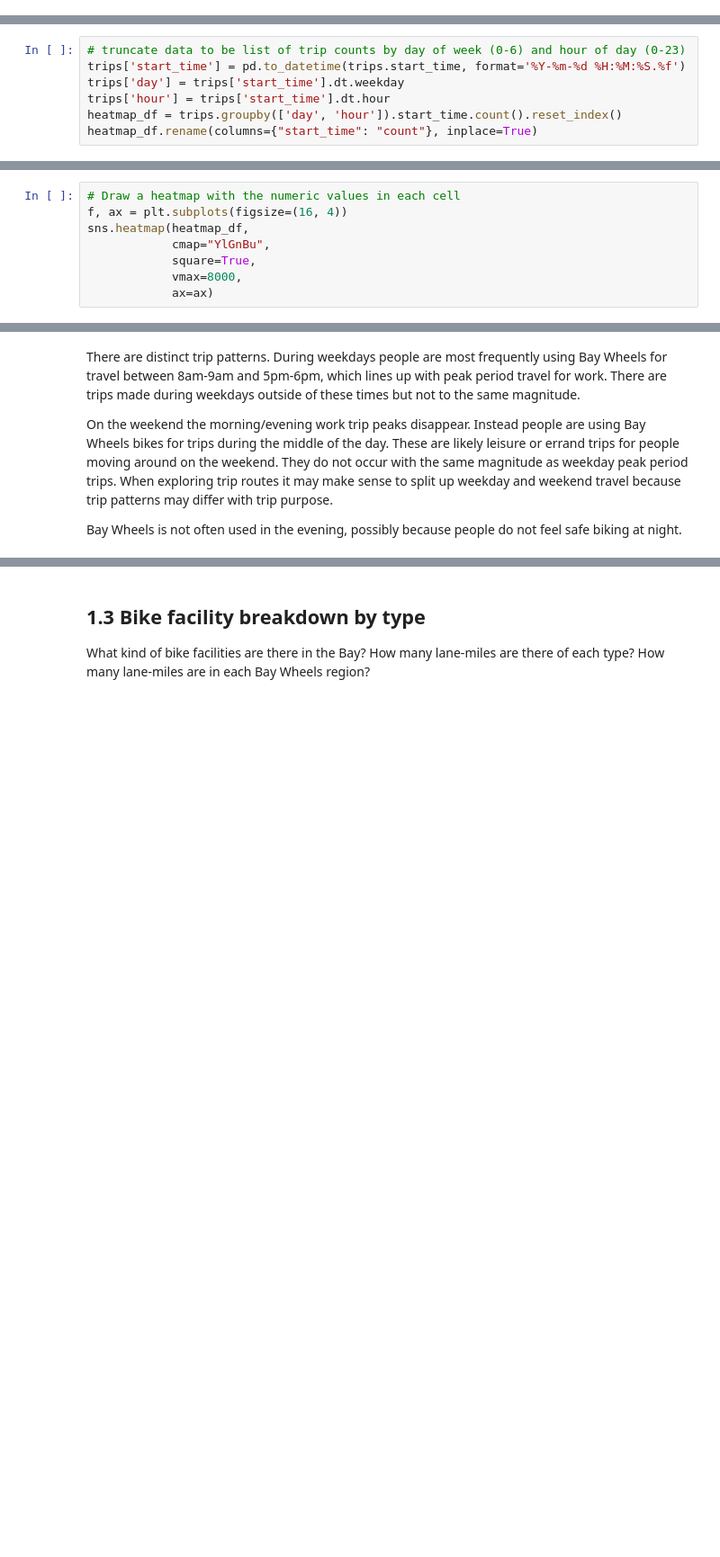
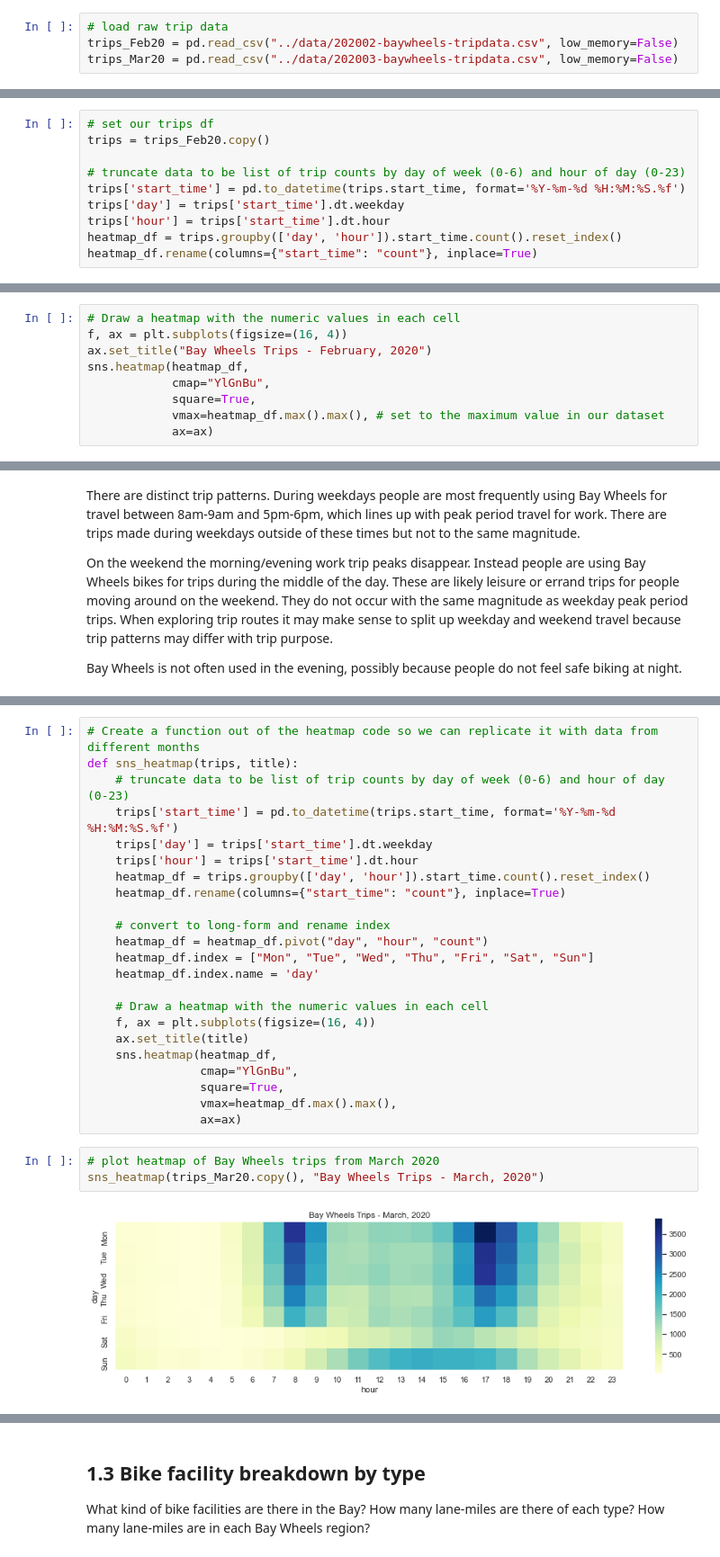
Before and after one commit to ethanebinger/CP255, a Jupyter notebook: code/1_Explore_BayWheels_Trips.ipynb, the cells around one changed output, grey strips where cells are left out. Shown at 90% size. Saved outputs shown, nothing was run; the diff lists cells and outputs as text; blank space fills up the shorter version.

```diff
--- a/code/1_Explore_BayWheels_Trips.ipynb
+++ b/code/1_Explore_BayWheels_Trips.ipynb
@@ -43,3 +44,7 @@ facilities = gpd.read_file("../data/regional_bike_facilities.geojson")
 # %%
 # load bounding boxes for station regions
 bbox_gdf = gpd.read_file("../data/baywheels_regions_bbox.geojson")
+# %%
+# load raw trip data
+trips_Feb20 = pd.read_csv("../data/202002-baywheels-tripdata.csv", low_memory=False)
+trips_Mar20 = pd.read_csv("../data/202003-baywheels-tripdata.csv", low_memory=False)
@@ -58,4 +83,7 @@ Additional sources that could be used to create time series animations of these
 # %%
+# set our trips df
+trips = trips_Feb20.copy()
+
 # truncate data to be list of trip counts by day of week (0-6) and hour of day (0-23)
 trips['start_time'] = pd.to_datetime(trips.start_time, format='%Y-%m-%d %H:%M:%S.%f')
 trips['day'] = trips['start_time'].dt.weekday
@@ -70,10 +98,11 @@ heatmap_df.index.name = 'day'
 # %%
 # Draw a heatmap with the numeric values in each cell
 f, ax = plt.subplots(figsize=(16, 4))
+ax.set_title("Bay Wheels Trips - February, 2020")
 sns.heatmap(heatmap_df,
             cmap="YlGnBu",
             square=True,
-            vmax=8000,
+            vmax=heatmap_df.max().max(), # set to the maximum value in our dataset
             ax=ax)
 # %% [output]
 <matplotlib.axes._subplots.AxesSubplot at 0x...>
@@ -86,0 +118,28 @@ Bay Wheels is not often used in the evening, possibly because people do not feel
+# %%
+# Create a function out of the heatmap code so we can replicate it with data from different months
+def sns_heatmap(trips, title):
+    # truncate data to be list of trip counts by day of week (0-6) and hour of day (0-23)
+    trips['start_time'] = pd.to_datetime(trips.start_time, format='%Y-%m-%d %H:%M:%S.%f')
+    trips['day'] = trips['start_time'].dt.weekday
+    trips['hour'] = trips['start_time'].dt.hour
+    heatmap_df = trips.groupby(['day', 'hour']).start_time.count().reset_index()
+    heatmap_df.rename(columns={"start_time": "count"}, inplace=True)
+
+    # convert to long-form and rename index
+    heatmap_df = heatmap_df.pivot("day", "hour", "count")
+    heatmap_df.index = ["Mon", "Tue", "Wed", "Thu", "Fri", "Sat", "Sun"]
+    heatmap_df.index.name = 'day'
+
+    # Draw a heatmap with the numeric values in each cell
+    f, ax = plt.subplots(figsize=(16, 4))
+    ax.set_title(title)
+    sns.heatmap(heatmap_df,
+                cmap="YlGnBu",
+                square=True,
+                vmax=heatmap_df.max().max(),
+                ax=ax)
+# %%
+# plot heatmap of Bay Wheels trips from March 2020
+sns_heatmap(trips_Mar20.copy(), "Bay Wheels Trips - March, 2020")
+# %% [output]
+[figure, added]
```
Also changed, not shown: parts of 31 cells of this notebook.
